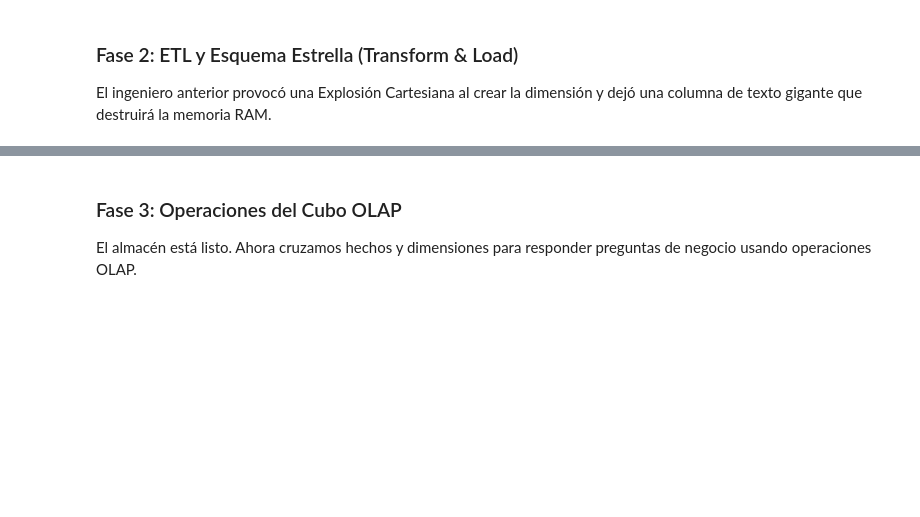
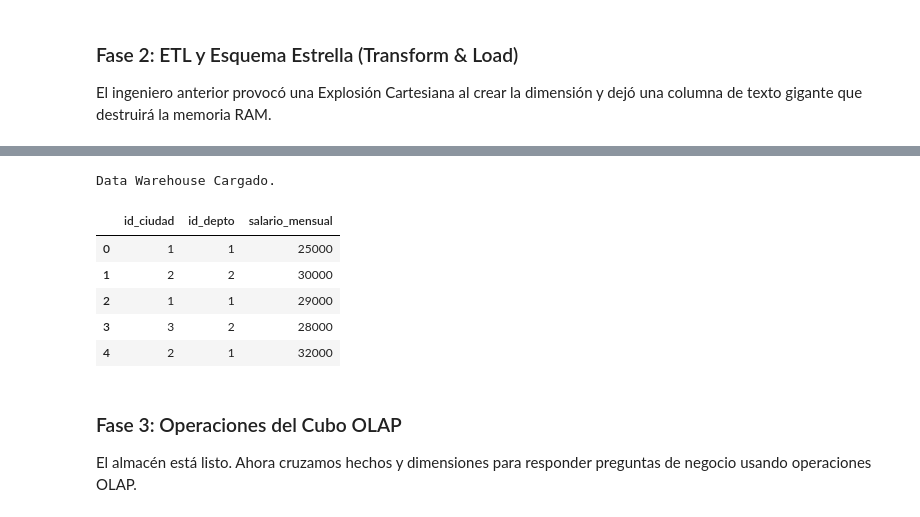
Before and after one commit to mricardo89/data-mining, a Jupyter notebook: Unit-III/03-OLAP_operations_clean.ipynb, the cells around one changed output, grey strips where cells are left out. Drawn from its saved outputs; the diff is of its cells as text; code cells hidden in the pictures; blank space fills up the shorter version.

```diff
--- a/Unit-III/03-OLAP_operations_clean.ipynb
+++ b/Unit-III/03-OLAP_operations_clean.ipynb
@@ -224,11 +250,19 @@ df_temp.head()
 # %%
 # RETO 3: Construye la Tabla de Hechos aislando solo las llaves foráneas y el salario.
 # (Deja fuera el comentario de desempeño)
-fact_rendimiento = df_temp # <-- Arregla esta línea
+fact_rendimiento = df_temp[["id_ciudad", "id_depto", "salario_mensual"]] # <-- Arregla esta línea
 
 # LOAD (La matriz KDD se consolida en memoria)
 print("Data Warehouse Cargado.")
 fact_rendimiento.head()
+# %% [output]
+Data Warehouse Cargado.
+|  | id_ciudad | id_depto | salario_mensual |
+| 0 | 1 | 1 | 25000 |
+| 1 | 2 | 2 | 30000 |
+| 2 | 1 | 1 | 29000 |
+| 3 | 3 | 2 | 28000 |
+| 4 | 2 | 1 | 32000 |
 # %% [markdown]
 ### Fase 3: Operaciones del Cubo OLAP
 El almacén está listo. Ahora cruzamos hechos y dimensiones para responder preguntas de negocio usando operaciones OLAP.
```
Also changed, not shown: parts of 23 cells of this notebook, 2 other files.
